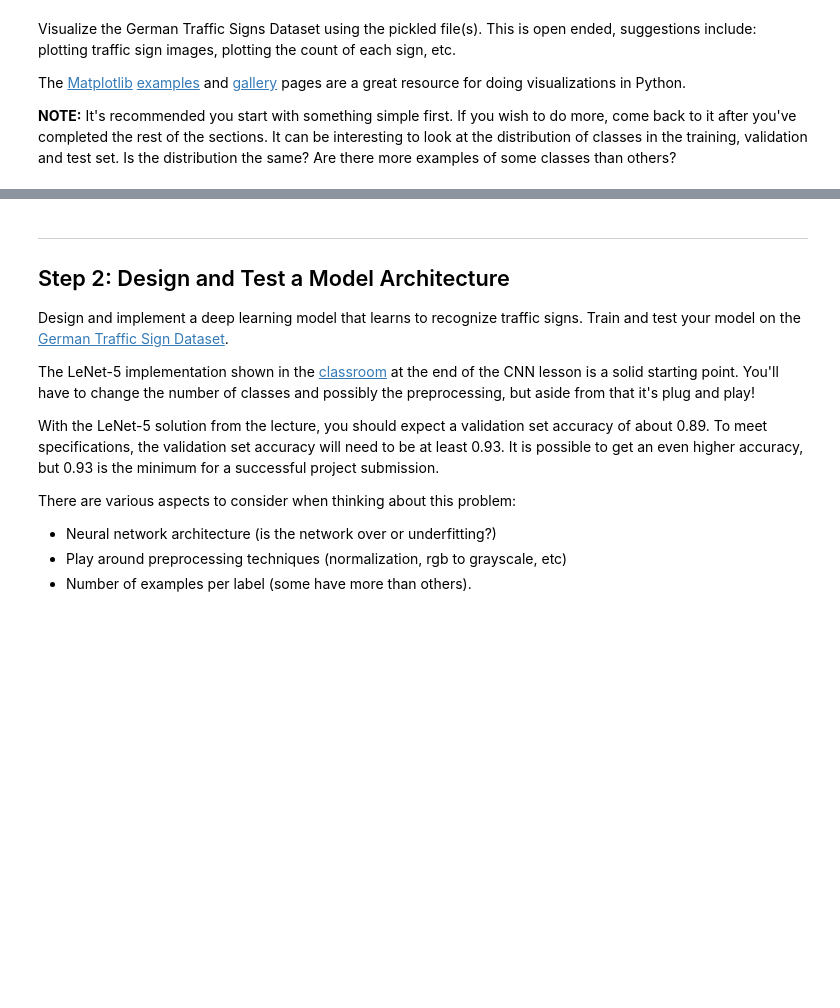
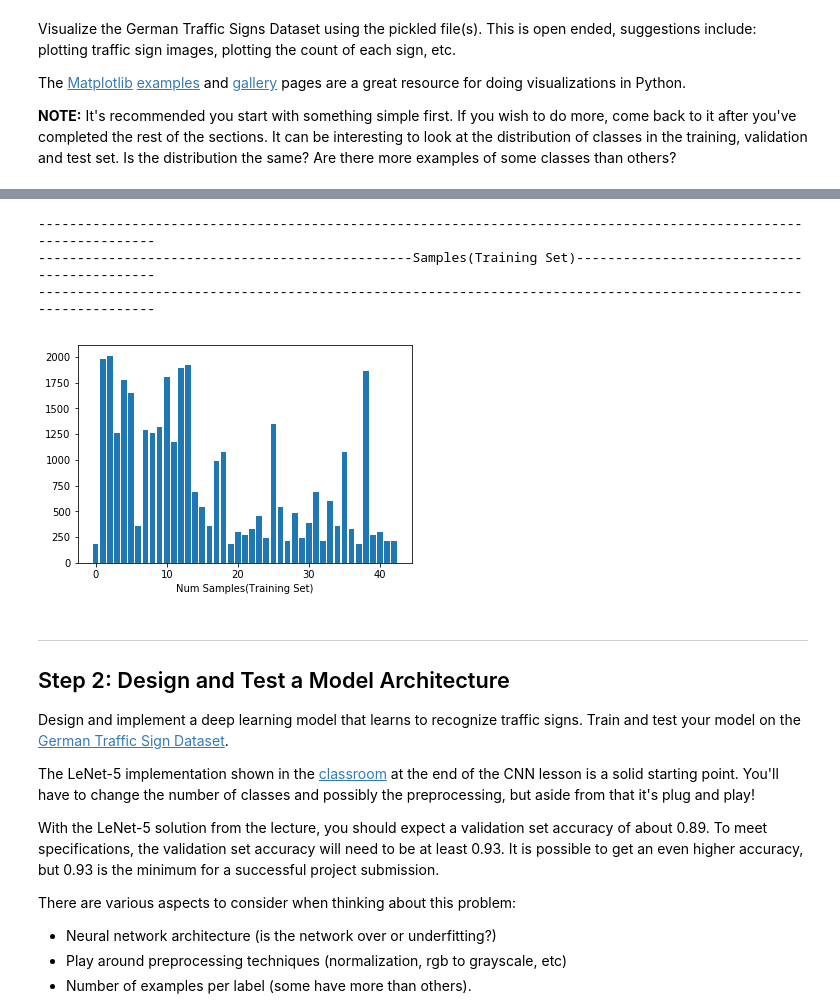
Before and after one commit to gr8manbir/Manbir_den, a Jupyter notebook: Self_Driving_Car/CarND-Traffic-Sign-Classifier-Project/Traffic_Sign_Classifier.ipynb, the cells around one changed output, grey strips where cells are left out. Cells and saved outputs as stored; diff of their text form; code cells hidden in the pictures; blank space fills up the shorter version.

```diff
--- a/Self_Driving_Car/CarND-Traffic-Sign-Classifier-Project/Traffic_Sign_Classifier.ipynb
+++ b/Self_Driving_Car/CarND-Traffic-Sign-Classifier-Project/Traffic_Sign_Classifier.ipynb
@@ -140,3 +154,17 @@ for i in range(n_classes):
+# %%
+print('-----------------------------------------------------------------------------------------------------------------')
+print('------------------------------------------------Samples(Training Set)--------------------------------------------')
+print('-----------------------------------------------------------------------------------------------------------------')
+plt.bar(unique_classes,Image_counts)
+plt.xlabel('Num Samples(Training Set)')
+plt.show()
+
+#Manbir: TODO - Do the same for validation and test sets
+# %% [output]
+-----------------------------------------------------------------------------------------------------------------
+------------------------------------------------Samples(Training Set)--------------------------------------------
+-----------------------------------------------------------------------------------------------------------------
+[figure, added]
 # %% [markdown]
 ----
 
```
Also changed, not shown: parts of 6 cells of this notebook.
